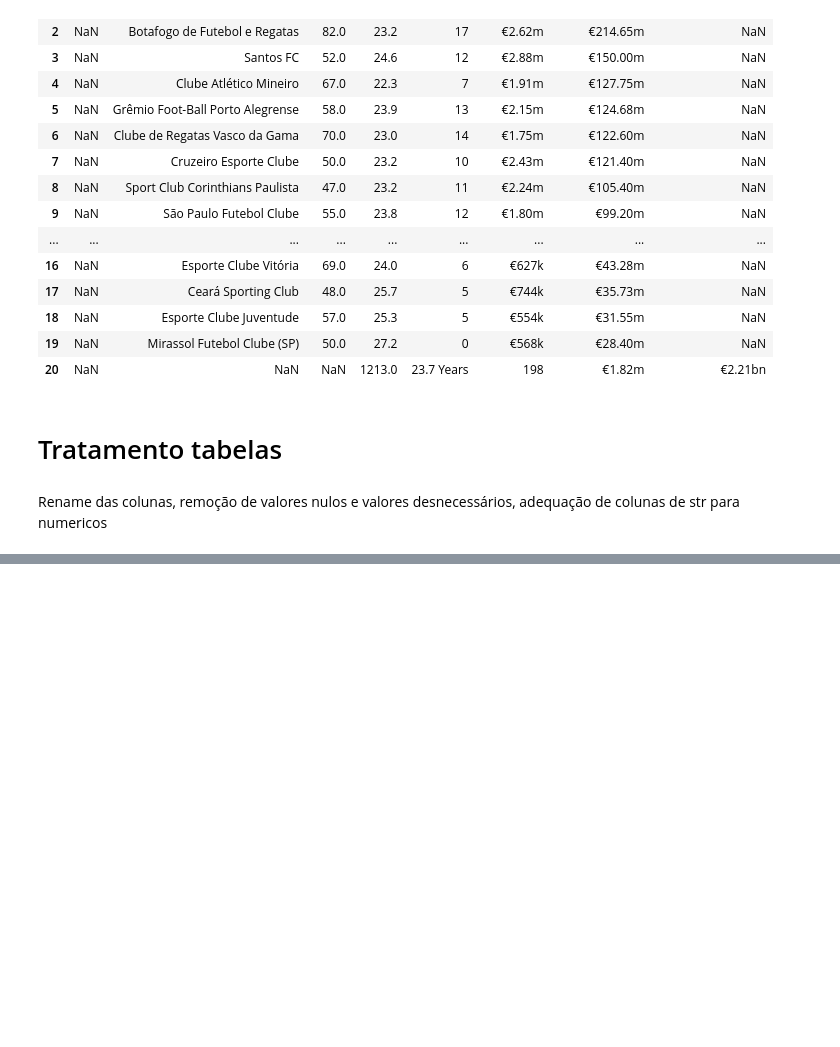
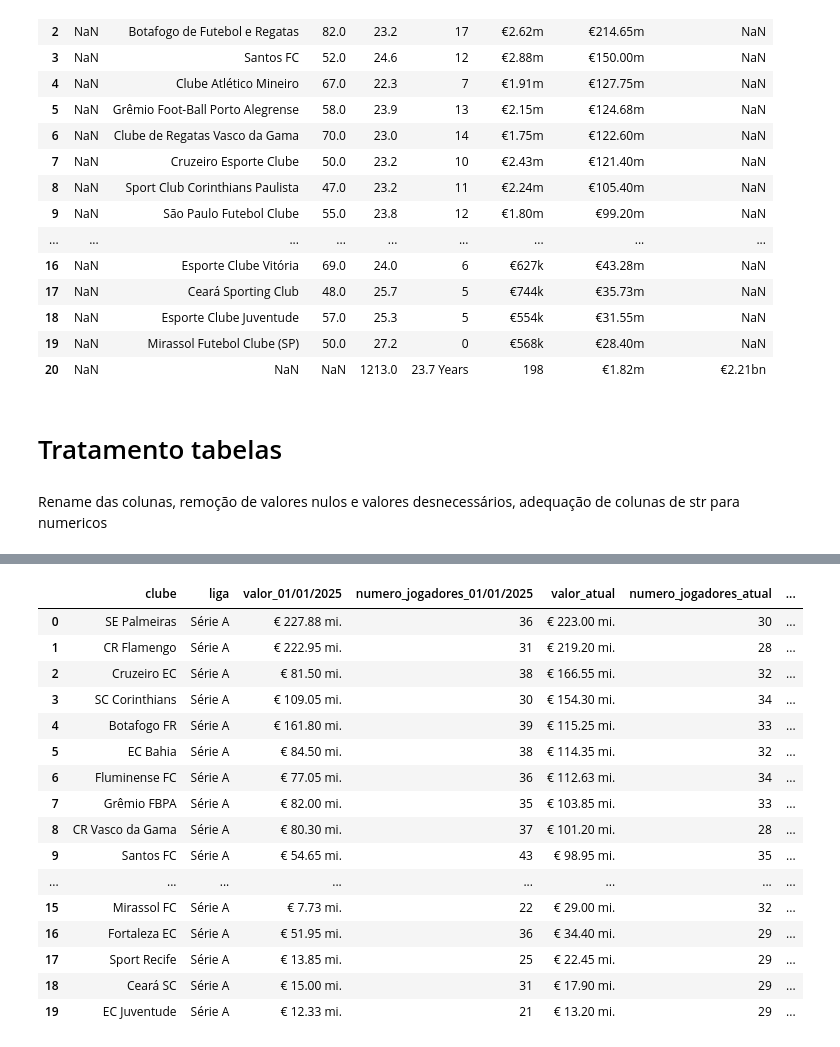
Before and after one commit to Willian-Fagundes/moneyball-brasileirao, a Jupyter notebook: scripts/tratamento.ipynb, the cells around one changed output, grey strips where cells are left out. Drawn from its saved outputs; the diff is of its cells as text; code cells hidden in the pictures; blank space fills up the shorter version.

Commit message:
atualização da normalização dos dados

```diff
--- a/scripts/tratamento.ipynb
+++ b/scripts/tratamento.ipynb
@@ -213,5 +238,30 @@ display( df_a_inicio, df_b_inicio, df_a_fim, df_b_fim)
 | 17 | Botafogo FC | Série B | € 6.05 mi. | 33 | € 5.18 mi. | 34 | ... |
 | 18 | Náutico | NaN | € 1.00 mi. | 32 | € 4.38 mi. | 33 | ... |
 | 19 | Londrina EC | NaN | € 50 mil | 27 | € 4.03 mi. | 38 | ... |
+# %%
+df1 = df_a_inicio[df_a_inicio['liga'] == 'Série A']
+df2 = df_b_inicio[df_b_inicio['liga'] == 'Série A']
+# %%
+df_inicio = pd.concat([df1, df2], ignore_index=True)
+# %%
+df_inicio
+# %% [output]
+|  | clube | liga | valor_01/01/2025 | numero_jogadores_01/01/2025 | valor_atual | numero_jogadores_atual | ... |
+| 0 | SE Palmeiras | Série A | € 227.88 mi. | 36 | € 223.00 mi. | 30 | ... |
+| 1 | CR Flamengo | Série A | € 222.95 mi. | 31 | € 219.20 mi. | 28 | ... |
+| 2 | Cruzeiro EC | Série A | € 81.50 mi. | 38 | € 166.55 mi. | 32 | ... |
+| 3 | SC Corinthians | Série A | € 109.05 mi. | 30 | € 154.30 mi. | 34 | ... |
+| 4 | Botafogo FR | Série A | € 161.80 mi. | 39 | € 115.25 mi. | 33 | ... |
+| 5 | EC Bahia | Série A | € 84.50 mi. | 38 | € 114.35 mi. | 32 | ... |
+| 6 | Fluminense FC | Série A | € 77.05 mi. | 36 | € 112.63 mi. | 34 | ... |
+| 7 | Grêmio FBPA | Série A | € 82.00 mi. | 35 | € 103.85 mi. | 33 | ... |
+| 8 | CR Vasco da Gama | Série A | € 80.30 mi. | 37 | € 101.20 mi. | 28 | ... |
+| 9 | Santos FC | Série A | € 54.65 mi. | 43 | € 98.95 mi. | 35 | ... |
+| ... | ... | ... | ... | ... | ... | ... | ... |
+| 15 | Mirassol FC | Série A | € 7.73 mi. | 22 | € 29.00 mi. | 32 | ... |
+| 16 | Fortaleza EC | Série A | € 51.95 mi. | 36 | € 34.40 mi. | 29 | ... |
+| 17 | Sport Recife | Série A | € 13.85 mi. | 25 | € 22.45 mi. | 29 | ... |
+| 18 | Ceará SC | Série A | € 15.00 mi. | 31 | € 17.90 mi. | 29 | ... |
+| 19 | EC Juventude | Série A | € 12.33 mi. | 21 | € 13.20 mi. | 29 | ... |
 # %%
 df_geral_1 = df_geral.iloc[:-1]
```
Also changed, not shown: parts of 17 cells of this notebook, 4 other files.
